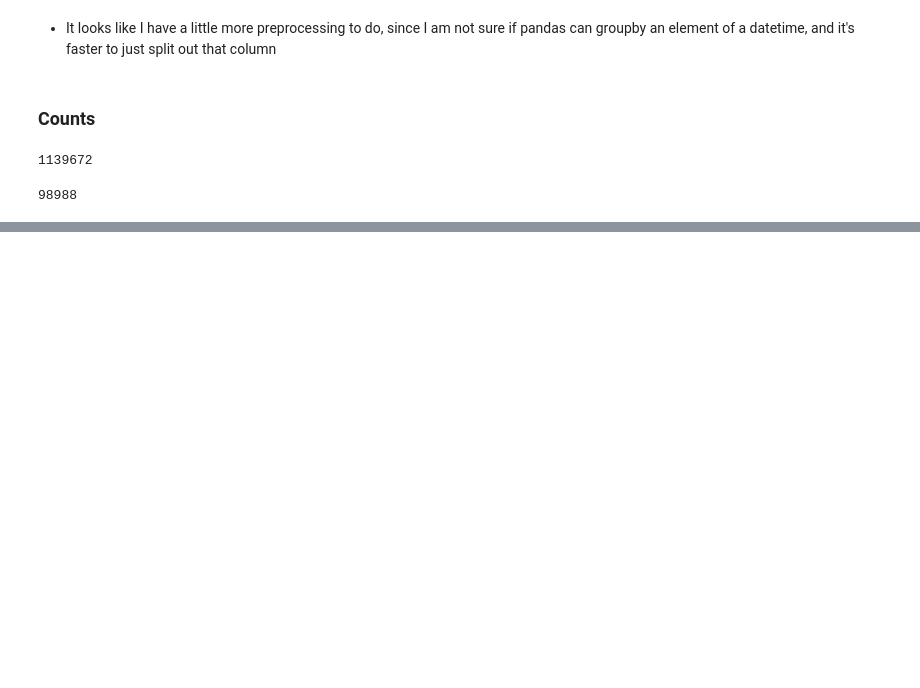
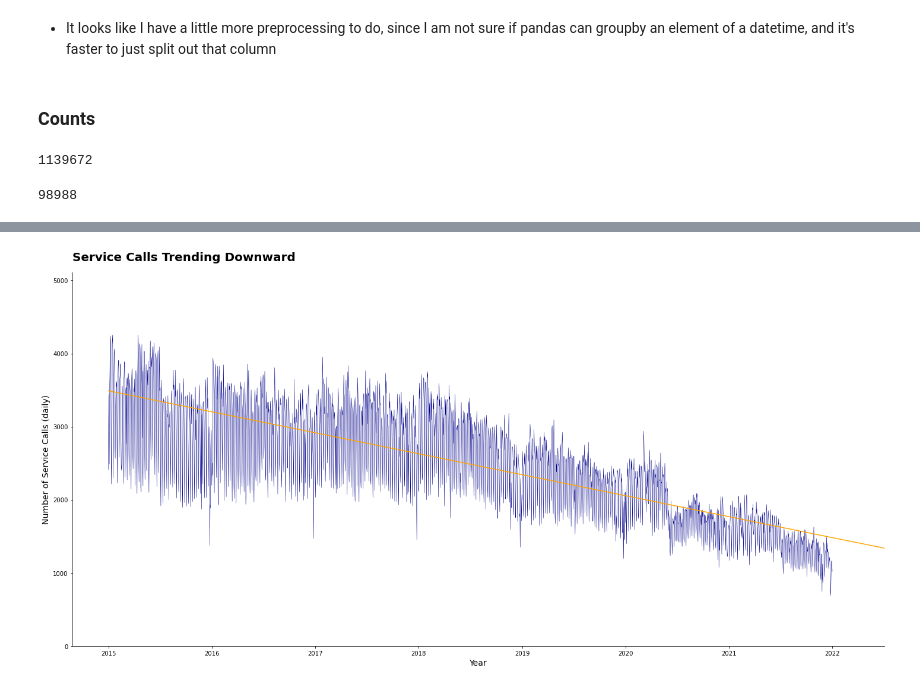
Before and after one commit to JacobTews/nash_police, a Jupyter notebook: process.ipynb, the cells around one changed output, grey strips where cells are left out. Cells and saved outputs as stored; diff of their text form; code cells hidden in the pictures; blank space fills up the shorter version.

```diff
--- a/process.ipynb
+++ b/process.ipynb
@@ -1056,2 +1063,53 @@ ax.plot(np.array(range(2015, 2024)), preds, c='peachpuff')
+# %%
+# store data to plot
+
+# 7 years from 2015 - 2021, inclusive, with 2016 and 2020 as leap years
+days_in_dataset = 7 * 365 + 2
+
+x = np.linspace(2015, 2022, days_in_dataset, endpoint=False).reshape(-1, 1)
+y = []
+for year in range(2015, 2022):
+    for month in range(1, 13):
+        for day in range(1, 32):
+            try:
+                y.append(len(gb_day.get_group((year, month, day))))
+            except KeyError:
+                # for example, February 30 will throw this error
+                continue
+
+
+
+# calculate a line of best fit
+reg = LR()
+reg.fit(x, y)
+preds = reg.predict(np.array(range(2015, 2024)).reshape(-1, 1))
+
+# create the fig and ax
+fig, ax = plt.subplots(figsize=(20, 10), facecolor='white')
+
+# plot
+ax.plot(x, y, c='darkblue', linewidth=0.5)
+ax.ticklabel_format(style='plain')
+ax.set_title('Service Calls Trending Downward',
+             loc='left',
+             pad=20,
+             fontdict={
+                 'fontsize': 20,
+                 'fontweight': 'bold'
+             }
+            )
+ax.set_ylim(bottom=0, top=max(y)*1.2)
+ax.set_ylabel('Number of Service Calls (daily)', fontsize=14)
+ax.set_xlim(right=2022.5)
+ax.set_xlabel('Year', fontsize=14)
+ax.spines['top'].set_visible(False)
+ax.spines['right'].set_visible(False)
+
+ax.plot(np.array(range(2015, 2024)), preds, c='orange')
+
+plt.tight_layout()
+plt.savefig('viz/daily_calls.png', bbox_inches='tight', pad_inches=1)
+# %% [output]
+[figure, added]
 # %%
 def calc_daily_avg(df):
```
Also changed, not shown: parts of 3 cells of this notebook, 3 other files.
